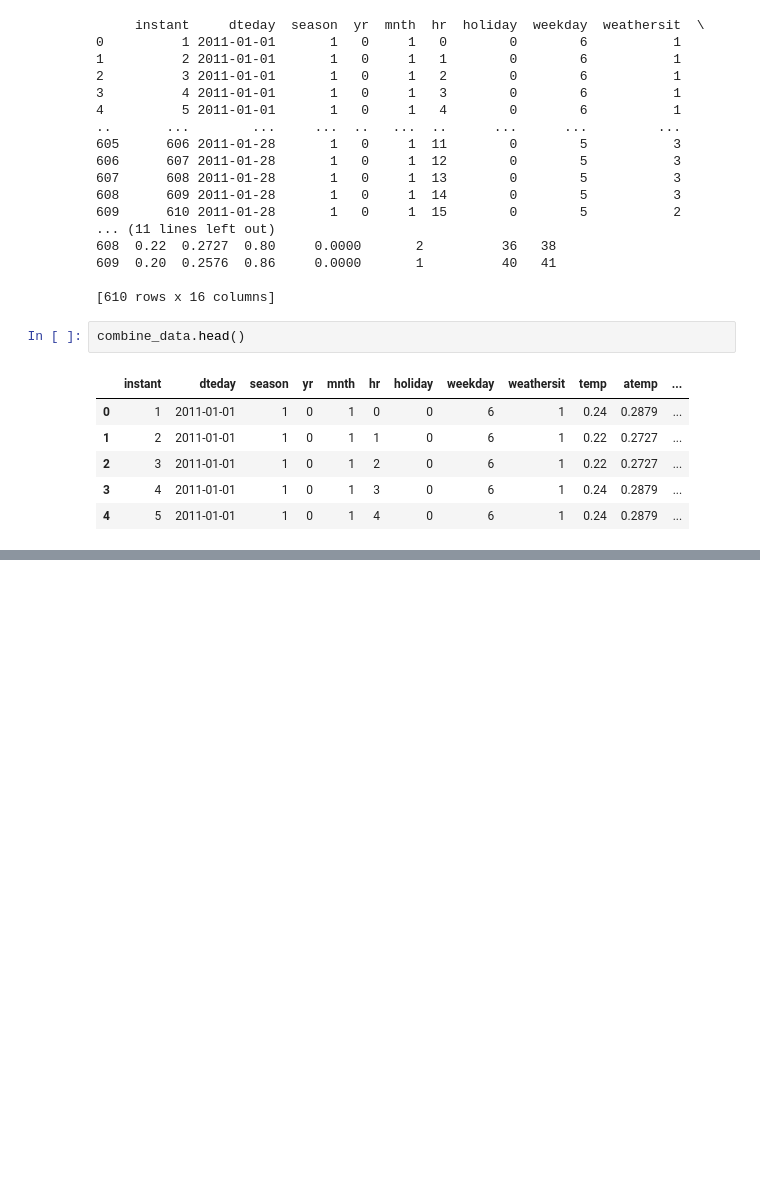
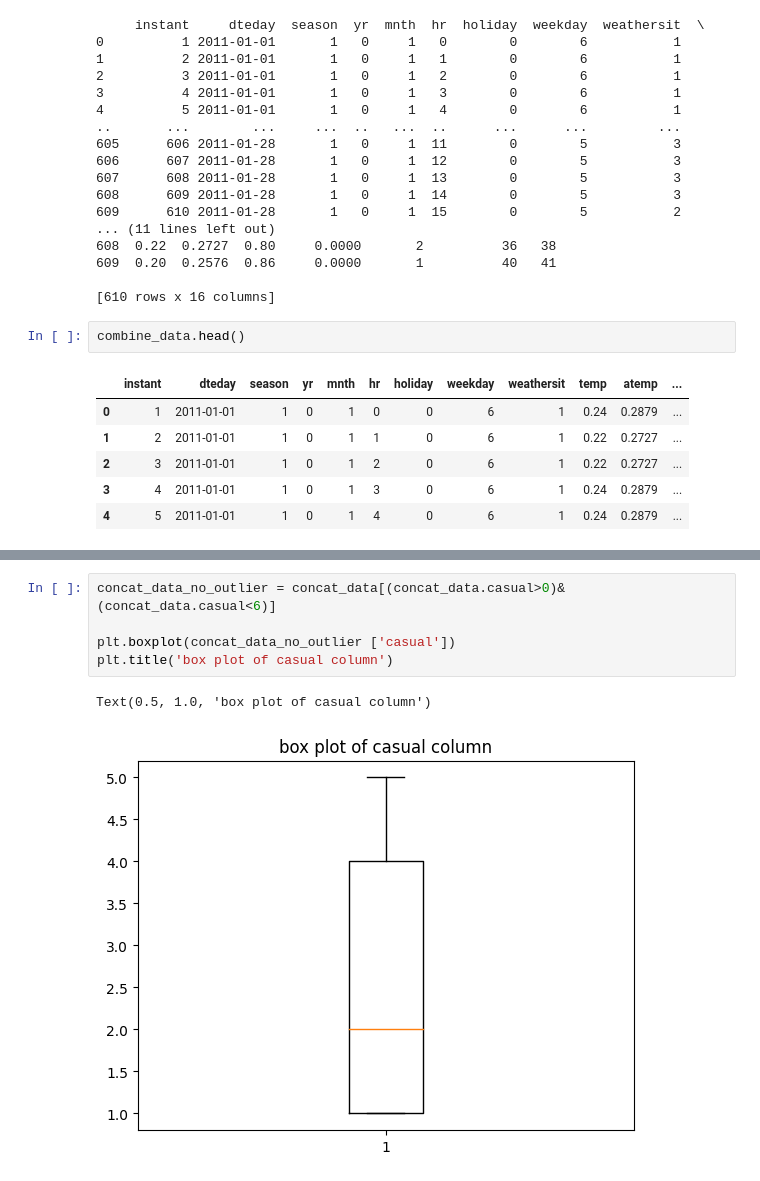
Before and after one commit to Savaliyaniks1/project_2, a Jupyter notebook: Project_2.ipynb, the cells around one changed output, grey strips where cells are left out. Drawn from its saved outputs; the diff is of its cells as text; blank space fills up the shorter version.

```diff
--- a/Project_2.ipynb
+++ b/Project_2.ipynb
@@ -494,0 +503,8 @@ combine_data.describe().T
+# %%
+concat_data_no_outlier = concat_data[(concat_data.casual>0)&(concat_data.casual<6)]
+
+plt.boxplot(concat_data_no_outlier ['casual'])
+plt.title('box plot of casual column')
+# %% [output]
+Text(0.5, 1.0, 'box plot of casual column')
+[figure, added]
```
Also changed, not shown: parts of 15 cells of this notebook.
